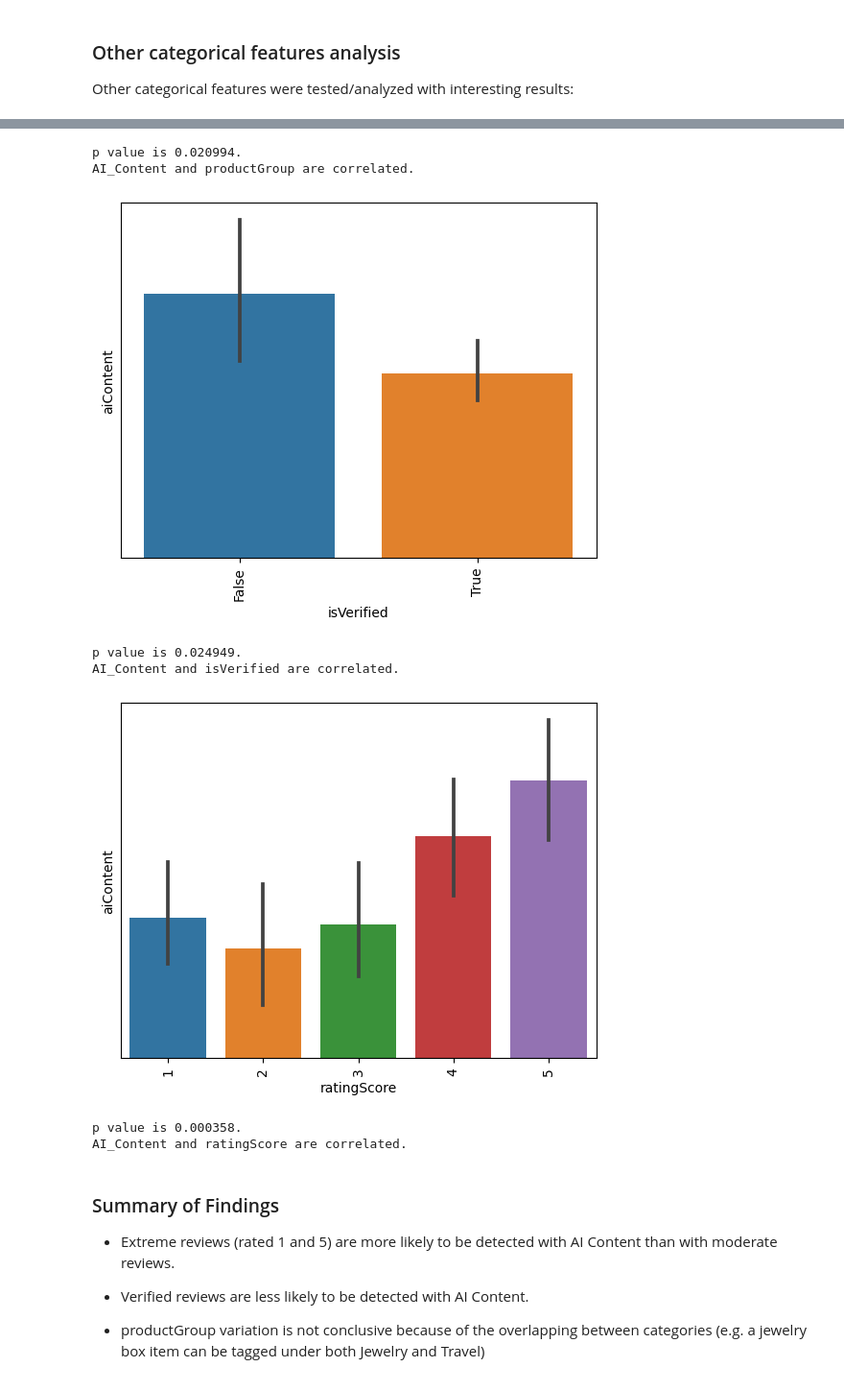
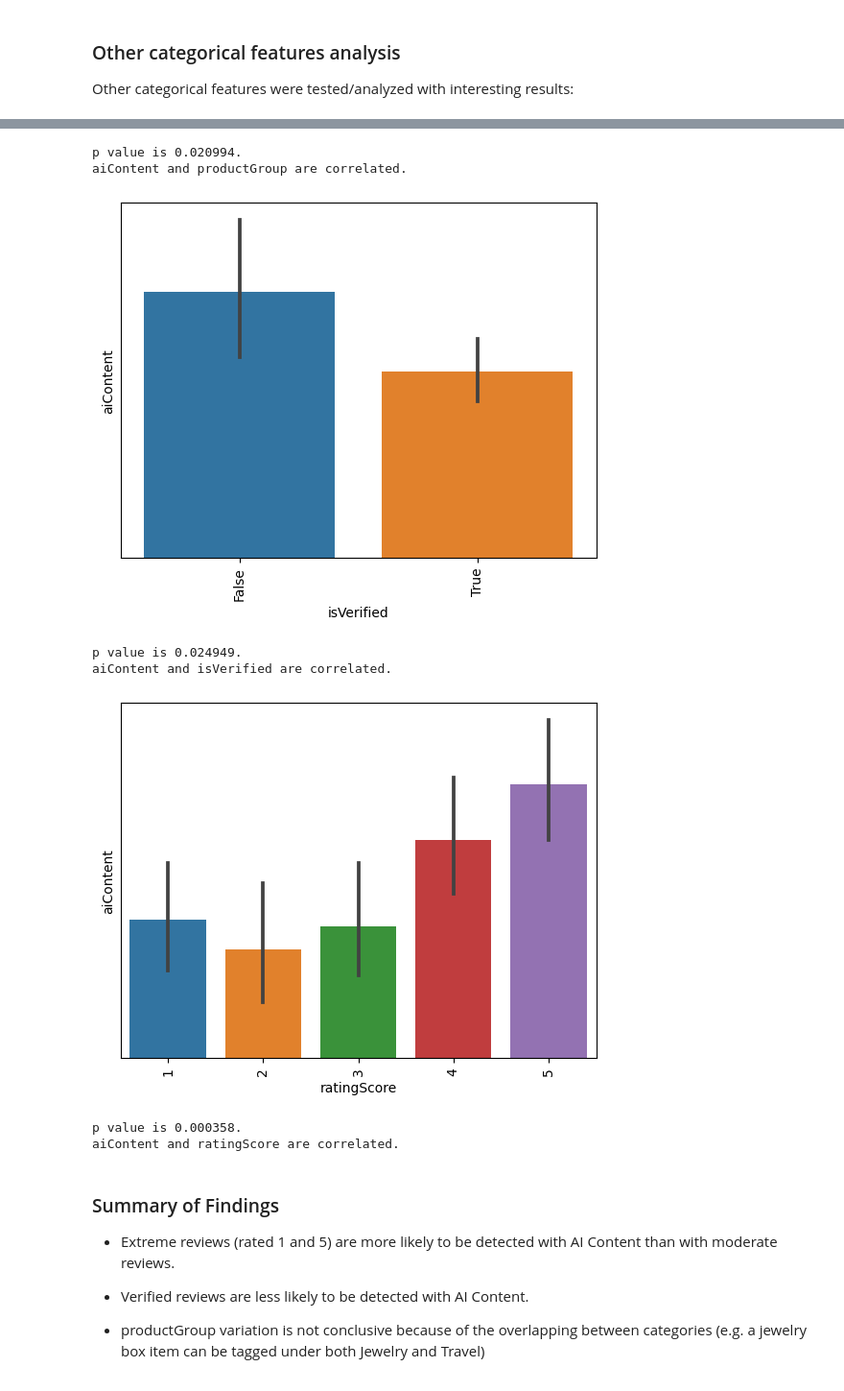
Before and after one commit to OriginalityAI/Amazon-reviews-study, a Jupyter notebook: Study - AI Content in Amazon Reviews.ipynb, the cells around one changed output, grey strips where cells are left out. Shown at 96% size. Drawn from its saved outputs; the diff is of its cells as text; code cells hidden in the pictures.

```diff
--- a/Study - AI Content in Amazon Reviews.ipynb
+++ b/Study - AI Content in Amazon Reviews.ipynb
@@ -85,7 +90,11 @@ AI_Content and ratingSeverity are correlated.
 
 Other categorical features were tested/analyzed with interesting results:
 # %%
-categorical_cols = ['productGroup', 'isVerified', 'ratingScore']
+categorical_cols = [
+    'productGroup',
+    'isVerified',
+    'ratingScore'
+]
 
 for col in categorical_cols:
     categorical_testing(df, col)
@@ -94,11 +103,11 @@ for col in categorical_cols:
 p value is 0.020994.
-AI_Content and productGroup are correlated.
+aiContent and productGroup are correlated.
 [figure]
 p value is 0.024949.
-AI_Content and isVerified are correlated.
+aiContent and isVerified are correlated.
-[figure, old version]
+[figure, new version]
 p value is 0.000358.
-AI_Content and ratingScore are correlated.
+aiContent and ratingScore are correlated.
 # %% [markdown]
 ### Summary of Findings
 * Extreme reviews (rated 1 and 5) are more likely to be detected with AI Content than with moderate reviews.
```
Also changed, not shown: parts of 18 cells of this notebook, 3 other files.
